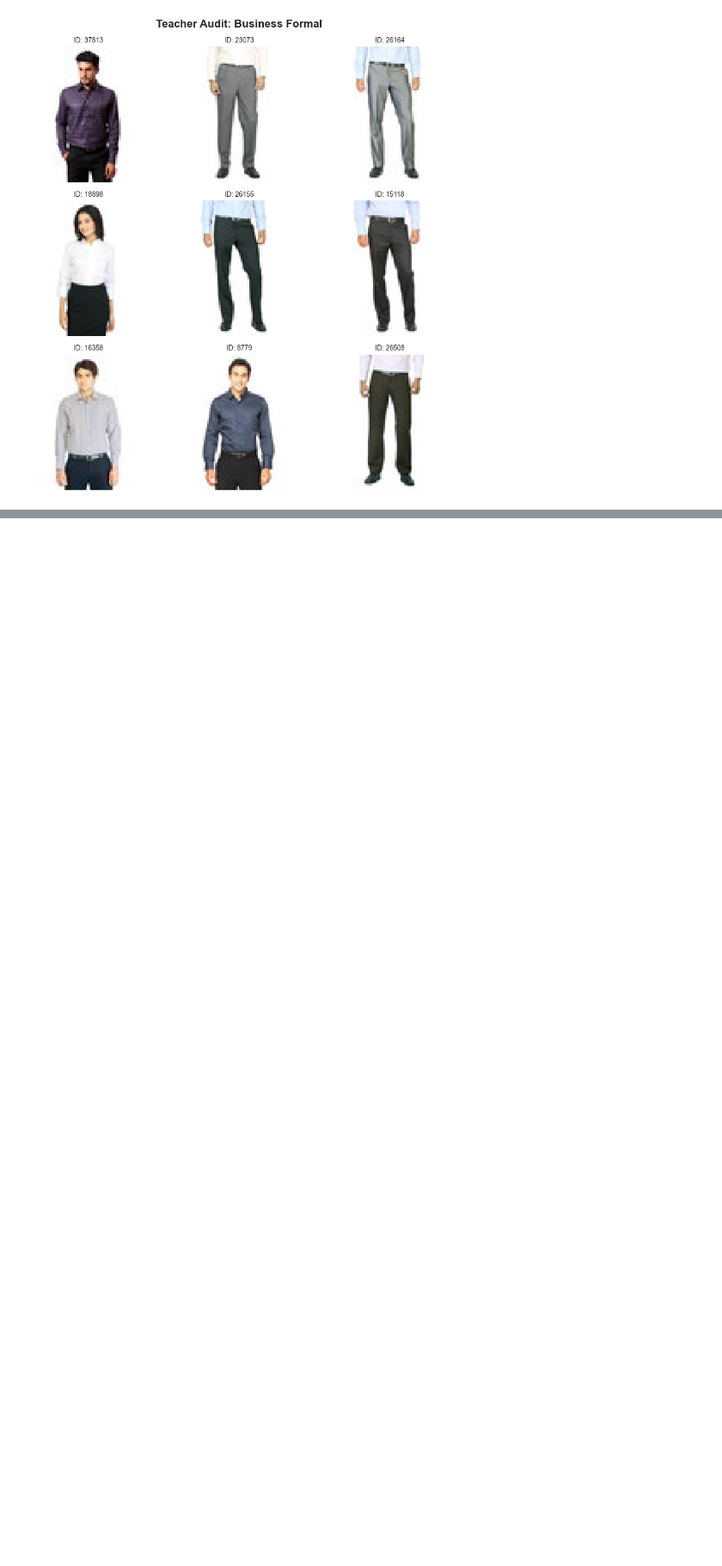
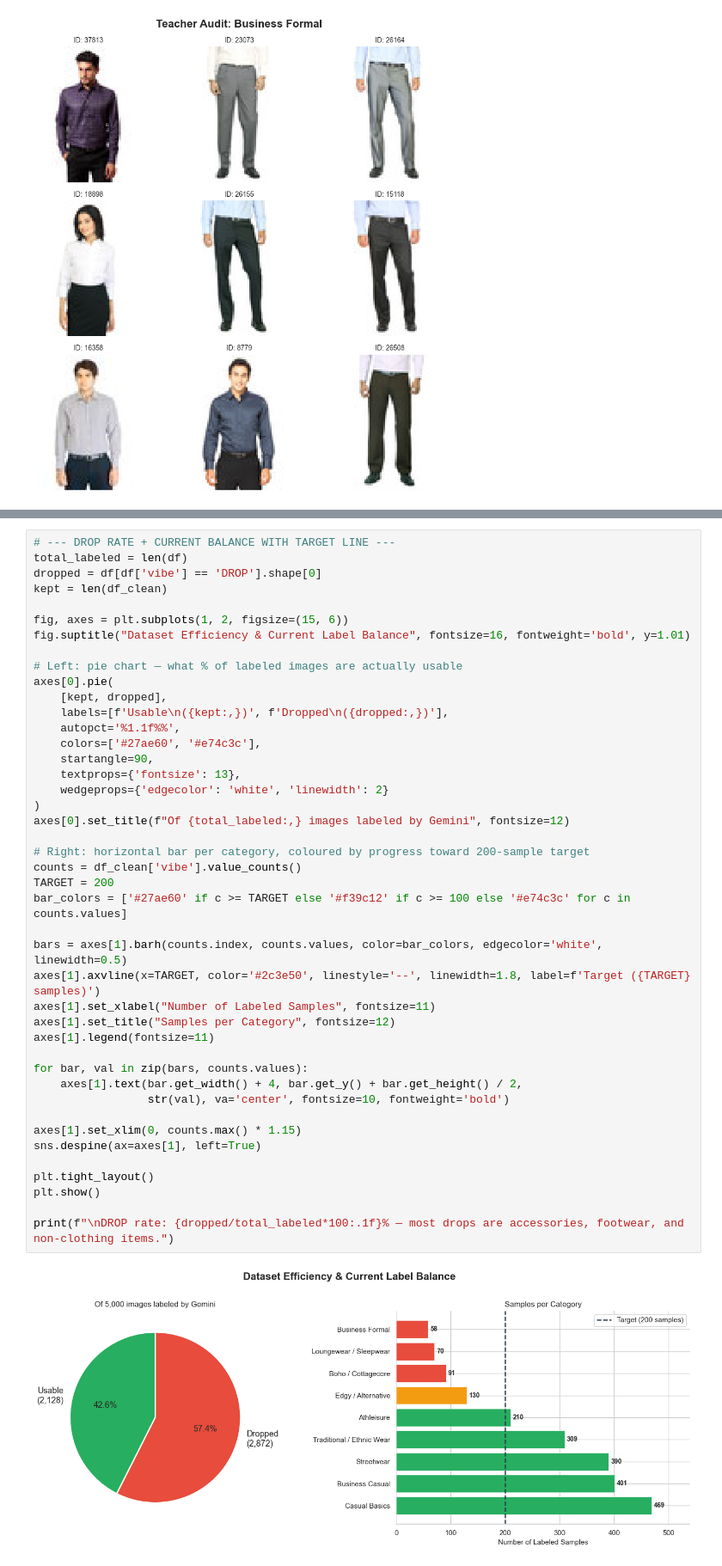
Before and after one commit to adamzhang06/style-snapped, a Jupyter notebook: backend/scripts/eda_audit.ipynb, the cells around one changed output, grey strips where cells are left out. Shown at 86% size. Saved outputs shown, nothing was run; the diff lists cells and outputs as text; blank space fills up the shorter version.

```diff
--- a/backend/scripts/eda_audit.ipynb
+++ b/backend/scripts/eda_audit.ipynb
@@ -84,0 +88,45 @@ Loading Hugging Face dataset...
+# %%
+# --- DROP RATE + CURRENT BALANCE WITH TARGET LINE ---
+total_labeled = len(df)
+dropped = df[df['vibe'] == 'DROP'].shape[0]
+kept = len(df_clean)
+
+fig, axes = plt.subplots(1, 2, figsize=(15, 6))
+fig.suptitle("Dataset Efficiency & Current Label Balance", fontsize=16, fontweight='bold', y=1.01)
+
+# Left: pie chart — what % of labeled images are actually usable
+axes[0].pie(
+    [kept, dropped],
+    labels=[f'Usable\n({kept:,})', f'Dropped\n({dropped:,})'],
+    autopct='%1.1f%%',
+    colors=['#27ae60', '#e74c3c'],
+    startangle=90,
+    textprops={'fontsize': 13},
+    wedgeprops={'edgecolor': 'white', 'linewidth': 2}
+)
+axes[0].set_title(f"Of {total_labeled:,} images labeled by Gemini", fontsize=12)
+
+# Right: horizontal bar per category, coloured by progress toward 200-sample target
+counts = df_clean['vibe'].value_counts()
+TARGET = 200
+bar_colors = ['#27ae60' if c >= TARGET else '#f39c12' if c >= 100 else '#e74c3c' for c in counts.values]
+
+bars = axes[1].barh(counts.index, counts.values, color=bar_colors, edgecolor='white', linewidth=0.5)
+axes[1].axvline(x=TARGET, color='#2c3e50', linestyle='--', linewidth=1.8, label=f'Target ({TARGET} samples)')
+axes[1].set_xlabel("Number of Labeled Samples", fontsize=11)
+axes[1].set_title("Samples per Category", fontsize=12)
+axes[1].legend(fontsize=11)
+
+for bar, val in zip(bars, counts.values):
+    axes[1].text(bar.get_width() + 4, bar.get_y() + bar.get_height() / 2,
+                 str(val), va='center', fontsize=10, fontweight='bold')
+
+axes[1].set_xlim(0, counts.max() * 1.15)
+sns.despine(ax=axes[1], left=True)
+
+plt.tight_layout()
+plt.show()
+
+print(f"\nDROP rate: {dropped/total_labeled*100:.1f}% — most drops are accessories, footwear, and non-clothing items.")
+# %% [output]
+[figure, added]
```
Also changed, not shown: parts of 5 cells of this notebook, 9 other files.
